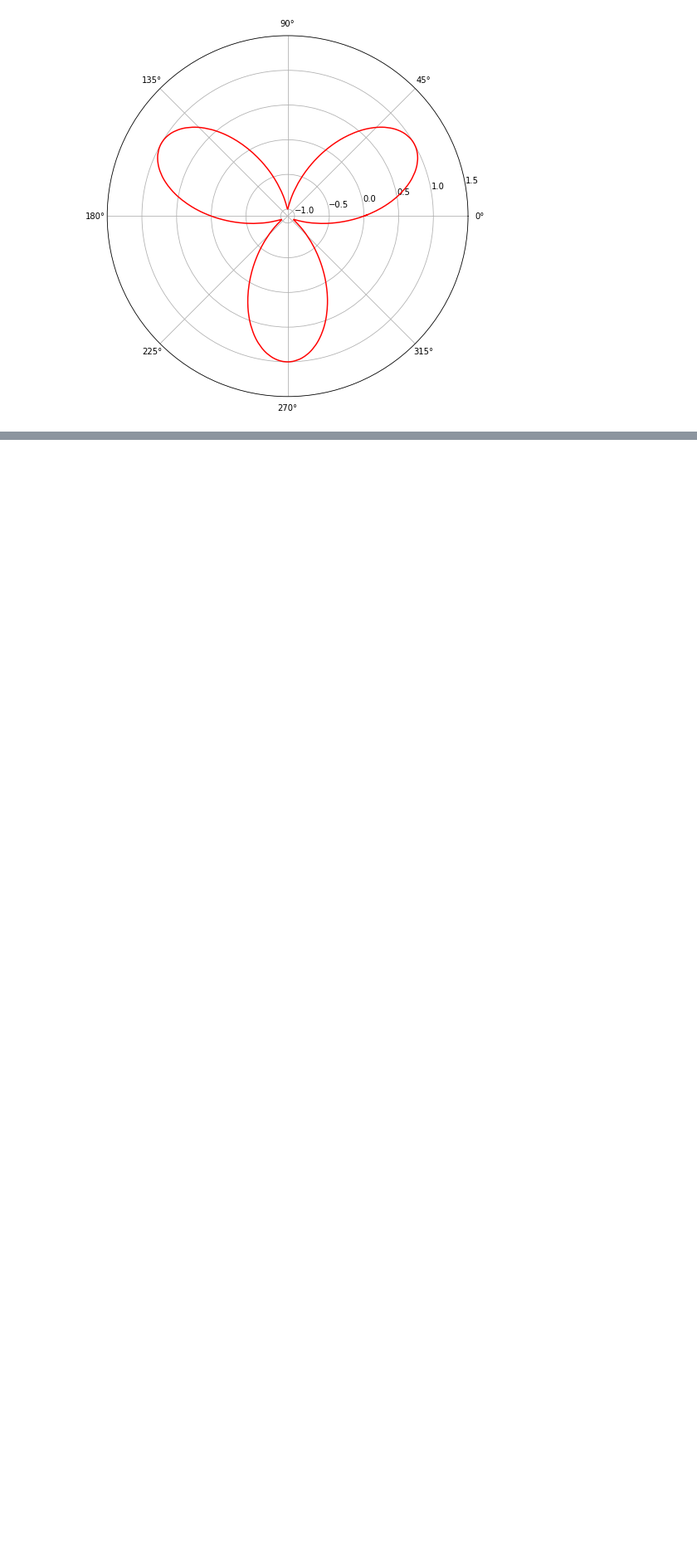
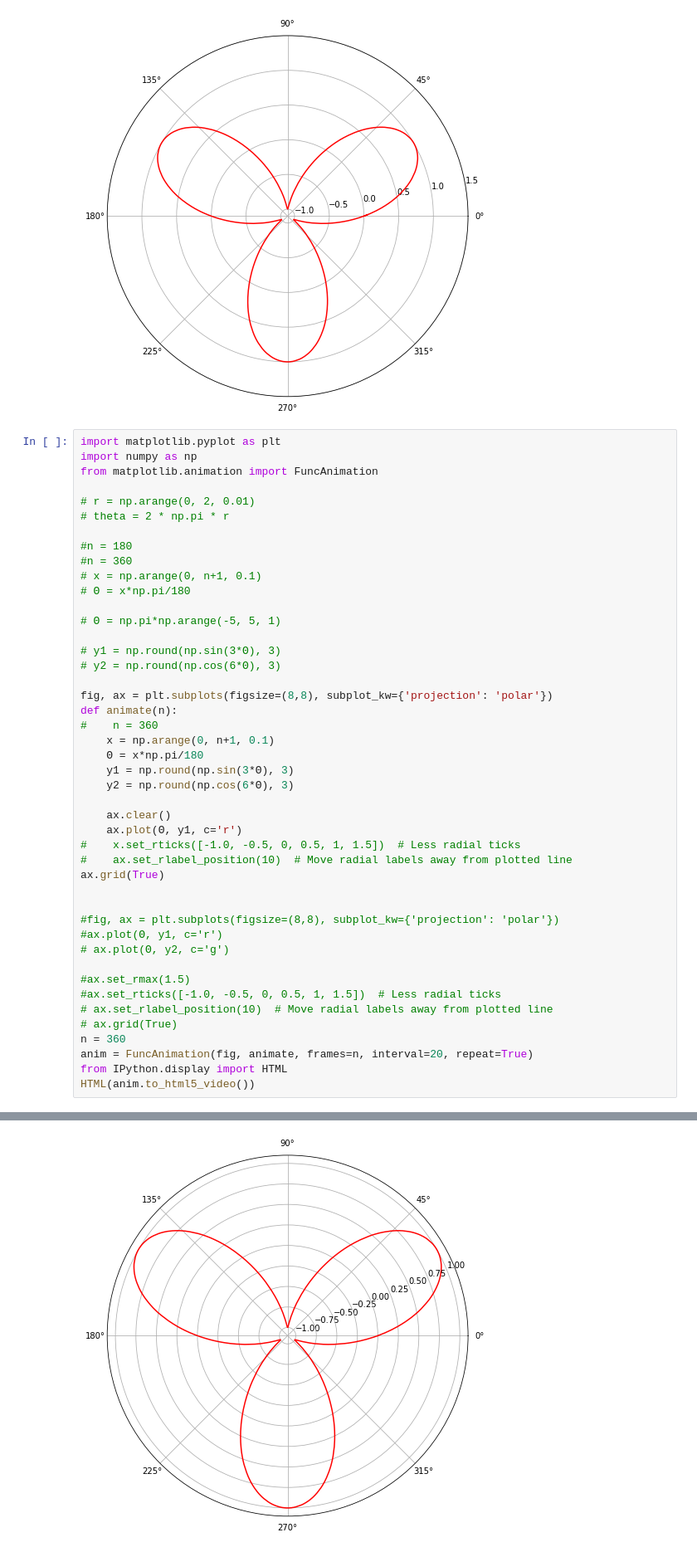
Before and after one commit to sampad95/python_and_jupyter-notebook_scripting, a Jupyter notebook: numpy/Practice.ipynb, the cells around one changed output, grey strips where cells are left out. Shown at 83% size. Drawn from its saved outputs; the diff is of its cells as text; blank space fills up the shorter version.

```diff
--- a/numpy/Practice.ipynb
+++ b/numpy/Practice.ipynb
@@ -159,3 +159,49 @@ ax.grid(True)
 plt.show()
 # %% [output]
 [figure]
+# %%
+import matplotlib.pyplot as plt
+import numpy as np
+from matplotlib.animation import FuncAnimation
+
+# r = np.arange(0, 2, 0.01)
+# theta = 2 * np.pi * r
+
+#n = 180
+#n = 360
+# x = np.arange(0, n+1, 0.1)
+# Θ = x*np.pi/180
+
+# Θ = np.pi*np.arange(-5, 5, 1)
+
+# y1 = np.round(np.sin(3*Θ), 3)
+# y2 = np.round(np.cos(6*Θ), 3)
+
+fig, ax = plt.subplots(figsize=(8,8), subplot_kw={'projection': 'polar'})
+def animate(n):
+#    n = 360
+    x = np.arange(0, n+1, 0.1)
+    Θ = x*np.pi/180
+    y1 = np.round(np.sin(3*Θ), 3)
+    y2 = np.round(np.cos(6*Θ), 3)
+
+    ax.clear()
+    ax.plot(Θ, y1, c='r')
+#    x.set_rticks([-1.0, -0.5, 0, 0.5, 1, 1.5])  # Less radial ticks
+#    ax.set_rlabel_position(10)  # Move radial labels away from plotted line
+ax.grid(True)
+
+
+#fig, ax = plt.subplots(figsize=(8,8), subplot_kw={'projection': 'polar'})
+#ax.plot(Θ, y1, c='r')
+# ax.plot(Θ, y2, c='g')
+
+#ax.set_rmax(1.5)
+#ax.set_rticks([-1.0, -0.5, 0, 0.5, 1, 1.5])  # Less radial ticks
+# ax.set_rlabel_position(10)  # Move radial labels away from plotted line
+# ax.grid(True)
+n = 360
+anim = FuncAnimation(fig, animate, frames=n, interval=20, repeat=True)
+from IPython.display import HTML
+HTML(anim.to_html5_video())
+# %% [output]
@@ -162,3 +209,4 @@ plt.show()
+[figure, added]
 # %%
 import matplotlib.pyplot as plt
 import numpy as np
```
Also changed, not shown: parts of 1 cell of this notebook.
